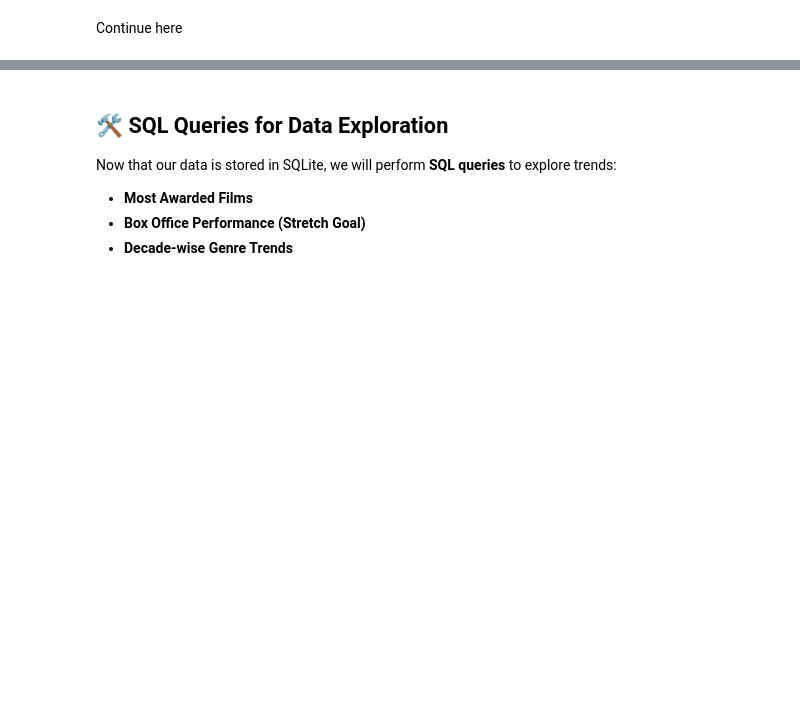
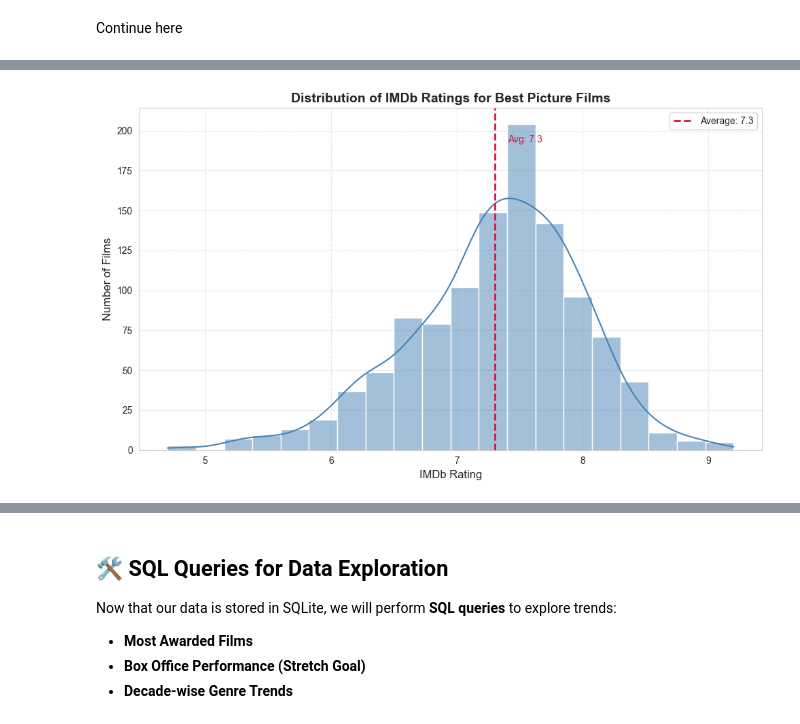
Before and after one commit to judd-jacobs/code-you-capstone, a Jupyter notebook: academy_awards_analysis.ipynb, the cells around one changed output, grey strips where cells are left out. Cells and saved outputs as stored; diff of their text form; code cells hidden in the pictures; blank space fills up the shorter version.

Commit message:
Additional visualizations

```diff
--- a/academy_awards_analysis.ipynb
+++ b/academy_awards_analysis.ipynb
@@ -701,0 +605,26 @@ print(f"Genre rows loaded: {len(movie_genres)}")
+# %%
+# Filter valid IMDb ratings
+ratings_data = omdb_metadata["imdbRating"].dropna()
+
+# Calculate average rating
+avg_rating = ratings_data.mean()
+
+# Create histogram with KDE overlay
+plt.figure(figsize=(10, 6))
+sns.set_style("whitegrid")
+sns.histplot(ratings_data, bins=20, kde=True, color="#4682B4", edgecolor="white")
+
+# Add vertical line for average rating
+plt.axvline(avg_rating, color="crimson", linestyle="--", linewidth=2, label=f"Average: {avg_rating:.1f}")
+plt.text(avg_rating + 0.1, plt.ylim()[1] * 0.9, f"Avg: {avg_rating:.1f}", color="crimson", fontsize=10)
+
+# Titles and labels
+plt.title("Distribution of IMDb Ratings for Best Picture Films", fontsize=14, fontweight='bold')
+plt.xlabel("IMDb Rating", fontsize=12)
+plt.ylabel("Number of Films", fontsize=12)
+plt.legend()
+plt.grid(True, linestyle="--", alpha=0.5)
+plt.tight_layout()
+plt.show()
+# %% [output]
+[figure, added]
```
Also changed, not shown: parts of 19 cells of this notebook.
